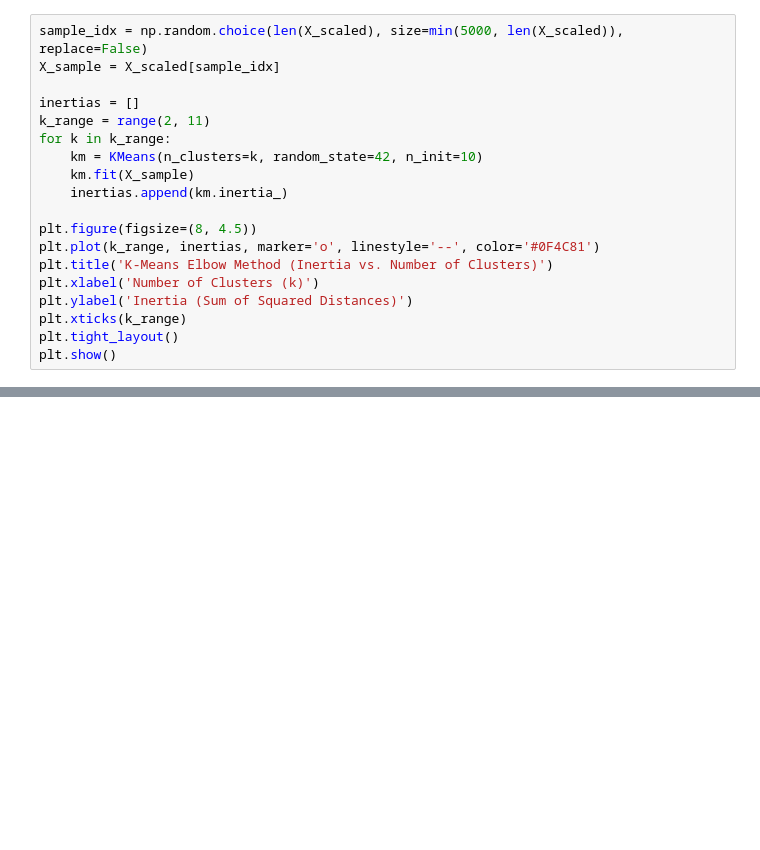
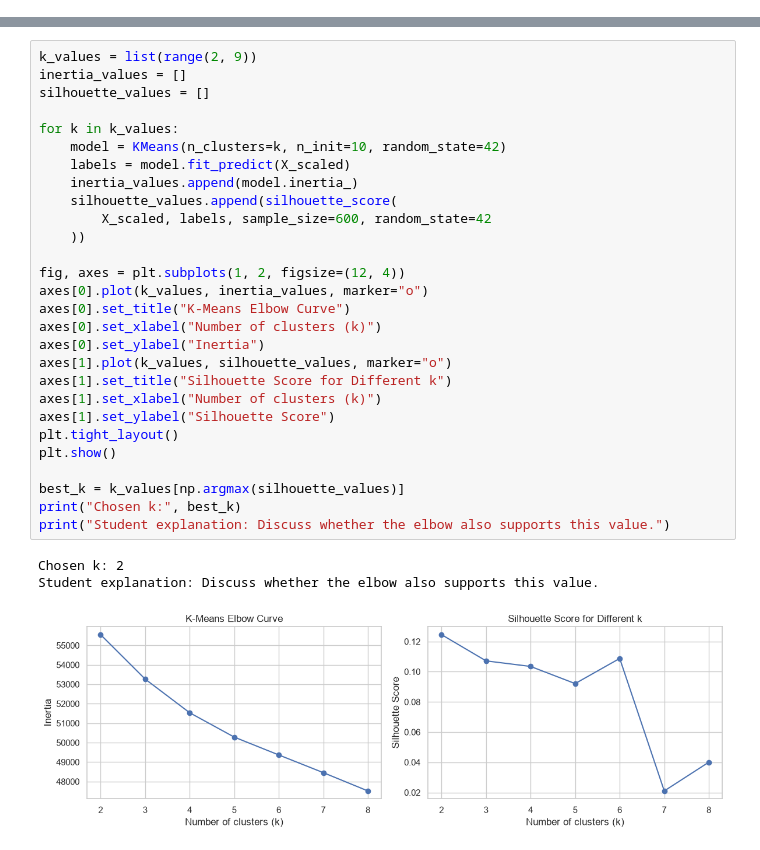
Before and after one commit to hemu1196/Healthcare-Insurance-Cost-Prediction, a Jupyter notebook: notebooks/clustering.ipynb, the cells around one changed output, grey strips where cells are left out. Cells and saved outputs as stored; diff of their text form; blank space fills up the shorter version.

```diff
--- a/notebooks/clustering.ipynb
+++ b/notebooks/clustering.ipynb
@@ -72,19 +0,0 @@ We compute K-Means inertia for $k \in [2, 10]$ to plot the Elbow Curve and ident
-# %%
-sample_idx = np.random.choice(len(X_scaled), size=min(5000, len(X_scaled)), replace=False)
-X_sample = X_scaled[sample_idx]
-
-inertias = []
-k_range = range(2, 11)
-for k in k_range:
-    km = KMeans(n_clusters=k, random_state=42, n_init=10)
-    km.fit(X_sample)
-    inertias.append(km.inertia_)
-
-plt.figure(figsize=(8, 4.5))
-plt.plot(k_range, inertias, marker='o', linestyle='--', color='#0F4C81')
-plt.title('K-Means Elbow Method (Inertia vs. Number of Clusters)')
-plt.xlabel('Number of Clusters (k)')
-plt.ylabel('Inertia (Sum of Squared Distances)')
-plt.xticks(k_range)
-plt.tight_layout()
-plt.show()
@@ -181,0 +312,32 @@ print(f'Best clustering model successfully saved to: {save_path}')
+# %%
+k_values = list(range(2, 9))
+inertia_values = []
+silhouette_values = []
+
+for k in k_values:
+    model = KMeans(n_clusters=k, n_init=10, random_state=42)
+    labels = model.fit_predict(X_scaled)
+    inertia_values.append(model.inertia_)
+    silhouette_values.append(silhouette_score(
+        X_scaled, labels, sample_size=600, random_state=42
+    ))
+
+fig, axes = plt.subplots(1, 2, figsize=(12, 4))
+axes[0].plot(k_values, inertia_values, marker="o")
+axes[0].set_title("K-Means Elbow Curve")
+axes[0].set_xlabel("Number of clusters (k)")
+axes[0].set_ylabel("Inertia")
+axes[1].plot(k_values, silhouette_values, marker="o")
+axes[1].set_title("Silhouette Score for Different k")
+axes[1].set_xlabel("Number of clusters (k)")
+axes[1].set_ylabel("Silhouette Score")
+plt.tight_layout()
+plt.show()
+
+best_k = k_values[np.argmax(silhouette_values)]
+print("Chosen k:", best_k)
+print("Student explanation: Discuss whether the elbow also supports this value.")
+# %% [output]
+Chosen k: 2
+Student explanation: Discuss whether the elbow also supports this value.
+[figure, added]
```
Also changed, not shown: parts of 52 cells of this notebook, 25 other files.
